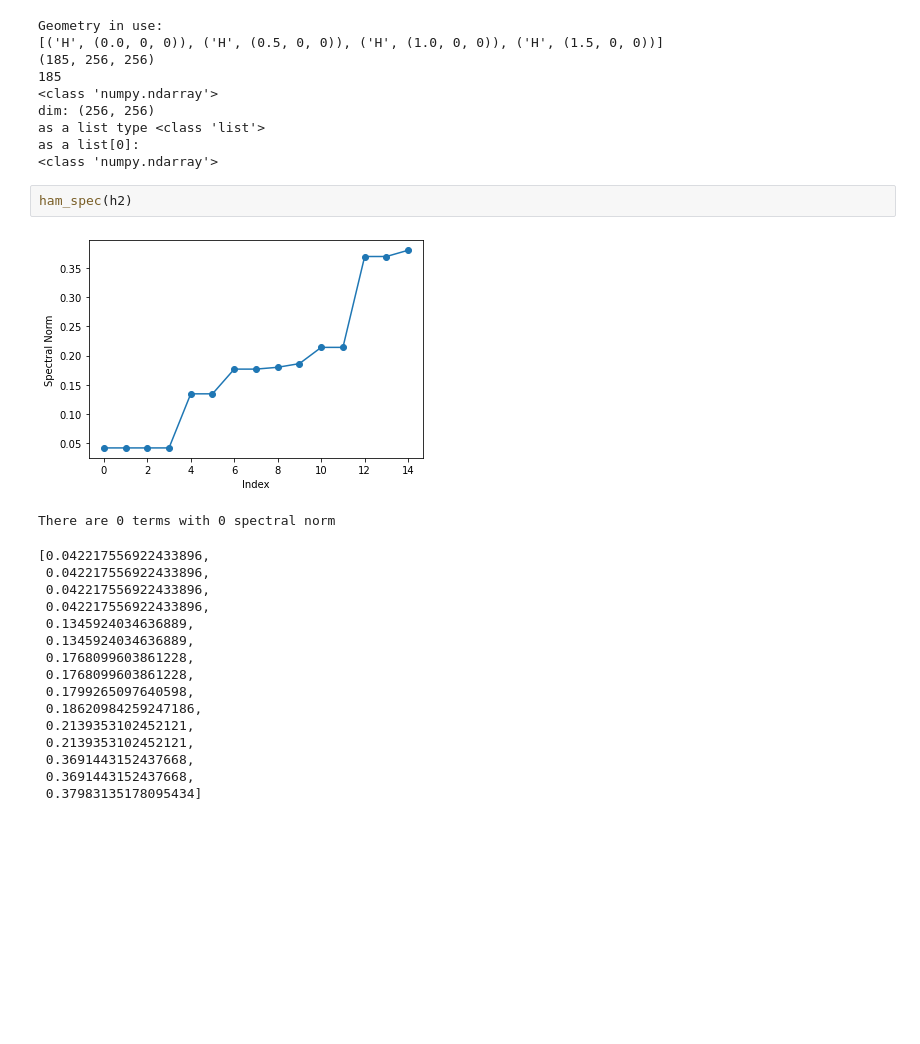
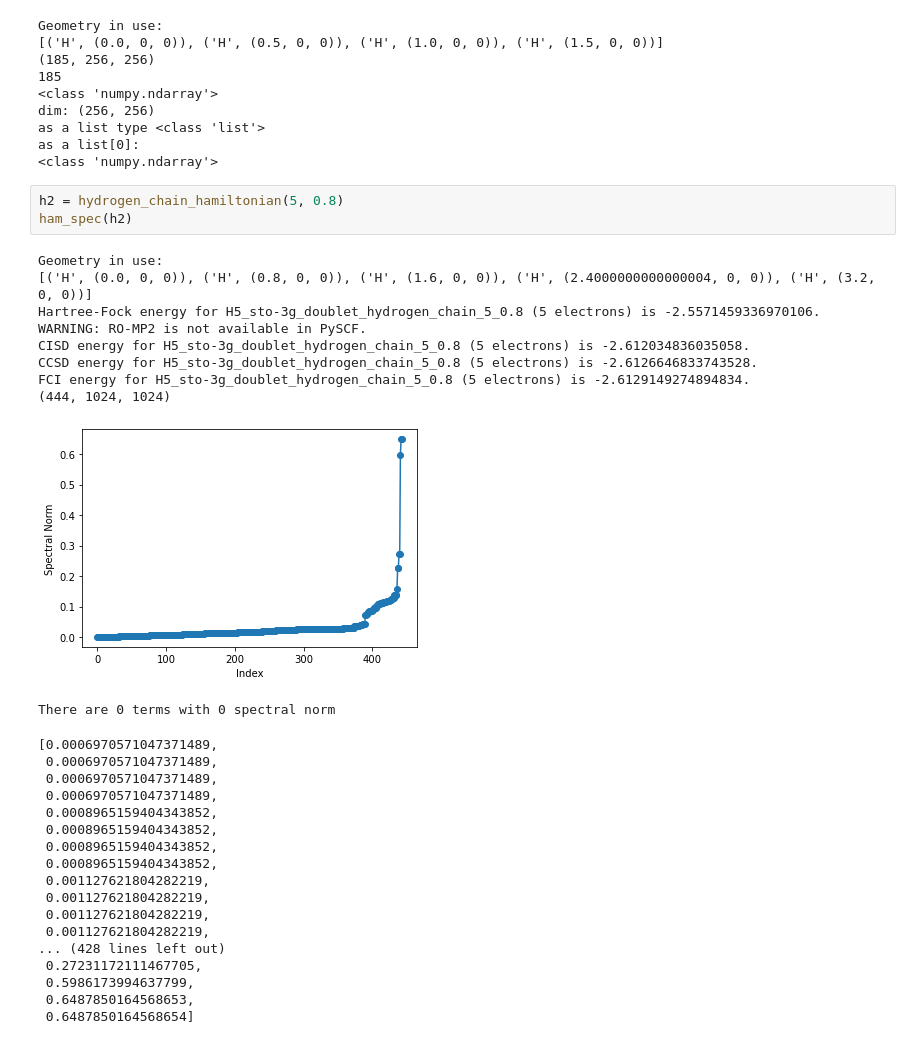
Before and after one commit to mattp97/Trotter-Qdrift-Simulation, a Jupyter notebook: PySCFMolecules.ipynb, the cells around one changed output. Saved outputs shown, nothing was run; the diff lists cells and outputs as text; blank space fills up the shorter version.

```diff
--- a/PySCFMolecules.ipynb
+++ b/PySCFMolecules.ipynb
@@ -492,23 +513,34 @@ dim: (256, 256)
 as a list type <class 'list'>
 as a list[0]:
 <class 'numpy.ndarray'>
-# %%
-ham_spec(h2)
-# %% [output]
-[figure, removed]
-There are 0 terms with 0 spectral norm
-[0.042217556922433896,
- 0.042217556922433896,
- 0.042217556922433896,
- 0.042217556922433896,
- 0.1345924034636889,
- 0.1345924034636889,
- 0.1768099603861228,
- 0.1768099603861228,
- 0.1799265097640598,
- 0.18620984259247186,
- 0.2139353102452121,
- 0.2139353102452121,
- 0.3691443152437668,
- 0.3691443152437668,
- 0.37983135178095434]
+# %%
+h2 = hydrogen_chain_hamiltonian(5, 0.8)
+ham_spec(h2)
+# %% [output]
+Geometry in use:
+[('H', (0.0, 0, 0)), ('H', (0.8, 0, 0)), ('H', (1.6, 0, 0)), ('H', (2.4000000000000004, 0, 0)), ('H', (3.2, 0, 0))]
+Hartree-Fock energy for H5_sto-3g_doublet_hydrogen_chain_5_0.8 (5 electrons) is -2.5571459336970106.
+WARNING: RO-MP2 is not available in PySCF.
+CISD energy for H5_sto-3g_doublet_hydrogen_chain_5_0.8 (5 electrons) is -2.612034836035058.
+CCSD energy for H5_sto-3g_doublet_hydrogen_chain_5_0.8 (5 electrons) is -2.6126646833743528.
+FCI energy for H5_sto-3g_doublet_hydrogen_chain_5_0.8 (5 electrons) is -2.6129149274894834.
+(444, 1024, 1024)
+[figure, added]
+There are 0 terms with 0 spectral norm
+[0.0006970571047371489,
+ 0.0006970571047371489,
+ 0.0006970571047371489,
+ 0.0006970571047371489,
+ 0.0008965159404343852,
+ 0.0008965159404343852,
+ 0.0008965159404343852,
+ 0.0008965159404343852,
+ 0.001127621804282219,
+ 0.001127621804282219,
+ 0.001127621804282219,
+ 0.001127621804282219,
+... (428 lines left out)
+ 0.27231172111467705,
+ 0.5986173994637799,
+ 0.6487850164568653,
+ 0.6487850164568654]
```
Also changed, not shown: parts of 2 cells of this notebook, 1 other file.
